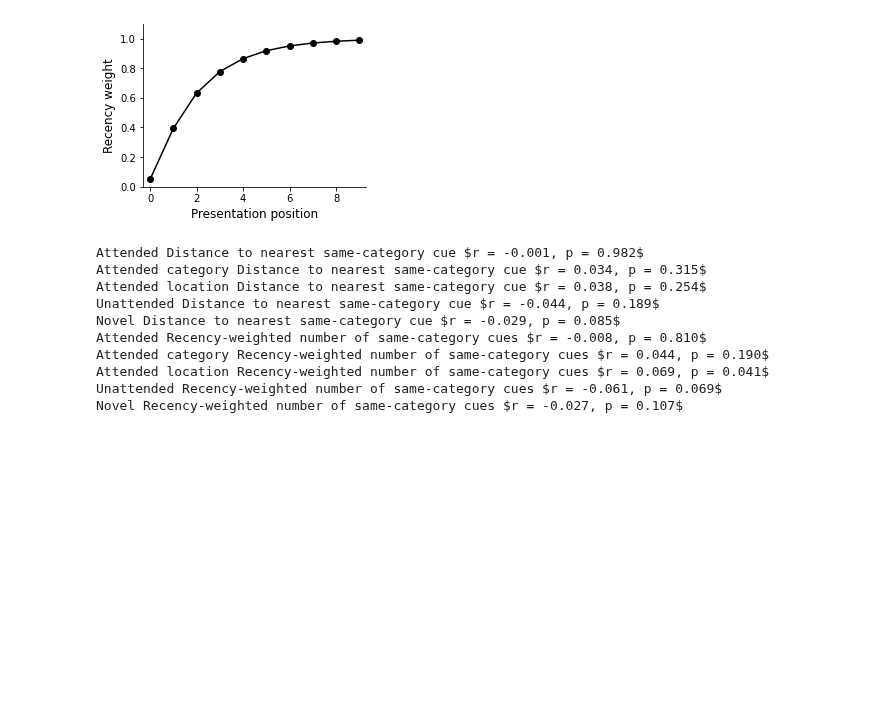
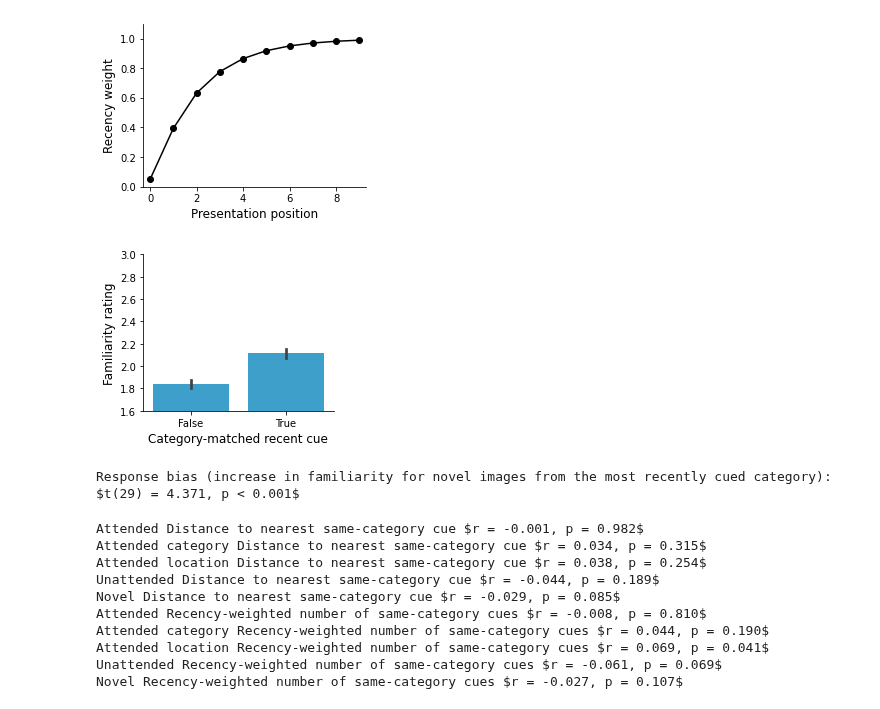
Before and after one commit to jeremymanning/attention-memory-task, a Jupyter notebook: code/analysis.ipynb, the cells around one changed output. Drawn from its saved outputs; the diff is of its cells as text; code cells hidden in the pictures; blank space fills up the shorter version.

```diff
--- a/code/analysis.ipynb
+++ b/code/analysis.ipynb
@@ -1057,6 +1057,35 @@ variable_behavioral = add_cue_recency_info(variable_behavioral)
 
 sustained = sustained_behavioral[~sustained_behavioral['Attended intersection']]
 variable = variable_behavioral[~variable_behavioral['Attended intersection']]
+# %%
+with warnings.catch_warnings():
+    warnings.simplefilter('ignore')
+    sustained['Category-matched recent cue'] = sustained['Distance to nearest same-category cue'] > 0
+    variable['Category-matched recent cue'] = variable['Distance to nearest same-category cue'] > 0
+# %%
+fig = plt.figure(figsize=(3.5, 3))
+sns.barplot(sustained.query('`Trial Type` == "Memory" and Attention == "Novel"'), x='Category-matched recent cue', y='Familiarity Rating', color=attention_colors['Novel'])
+plt.xlabel('Category-matched recent cue', fontsize=12)
+plt.ylabel('Familiarity rating', fontsize=12)
+plt.ylim([1.6, 3])
+plt.tight_layout()
+sns.despine(top=True, right=True)
+
+# statistical test
+vals = sustained.query('`Trial Type` == "Memory" and Attention == "Novel"').groupby(['Subject', 'Category-matched recent cue']).mean(numeric_only=True).reset_index().set_index('Subject')[['Category-matched recent cue', 'Familiarity Rating']].dropna(how='any', axis=0)
+
+fig.savefig(os.path.join(figdir, 'sustained_category_match_recent_cue.pdf'), bbox_inches='tight')
+# %% [output]
+[figure, added]
+# %%
+result = ttest_rel(vals.query('`Category-matched recent cue` == True')['Familiarity Rating'], vals.query('`Category-matched recent cue` == False')['Familiarity Rating'])
+if result.pvalue < 0.001:
+    p_string = 'p < 0.001'
+else:
+    p_string = f'p = {result.pvalue:.3f}'
+print(f'Response bias (increase in familiarity for novel images from the most recently cued category): $t({result.df}) = {result.statistic:.3f}, {p_string}$')
+# %% [output]
+Response bias (increase in familiarity for novel images from the most recently cued category): $t(29) = 4.371, p < 0.001$
 # %%
 def cue_recency_heatmaps(df, metrics=None, fname=None):
 
```
